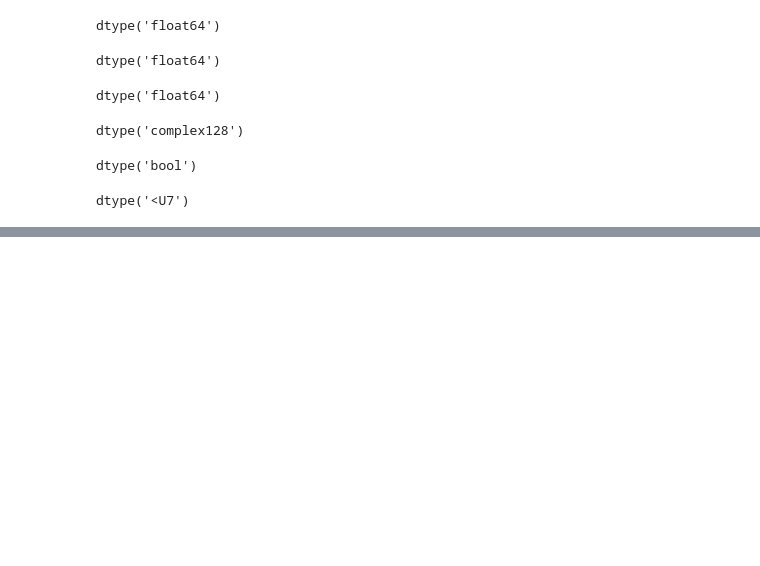
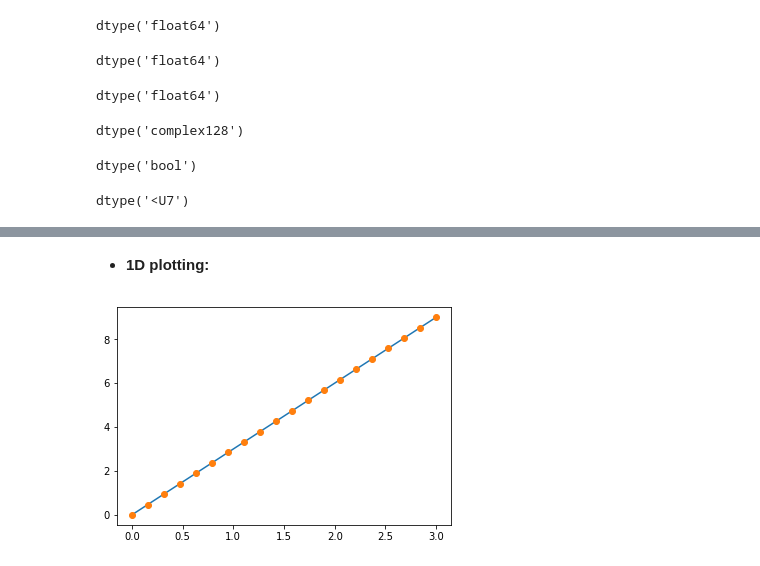
Before and after one commit to keer2345/scipy-lectures-note, a Jupyter notebook: chapter03/01.ipynb, the cells around one changed output, grey strips where cells are left out. Saved outputs shown, nothing was run; the diff lists cells and outputs as text; code cells hidden in the pictures; blank space fills up the shorter version.

```diff
--- a/chapter03/01.ipynb
+++ b/chapter03/01.ipynb
@@ -194,0 +209,10 @@ dtype('<U7')
+# %% [markdown]
+- **1D plotting:**
+# %%
+x = np.linspace(0, 3, 20)
+y = np.linspace(0, 9 , 20)
+plt.plot(x, y)
+plt.plot(x, y, 'o')
+plt.show()
+# %% [output]
+[figure, added]
```
Also changed, not shown: parts of 15 cells of this notebook, 1 other file.
